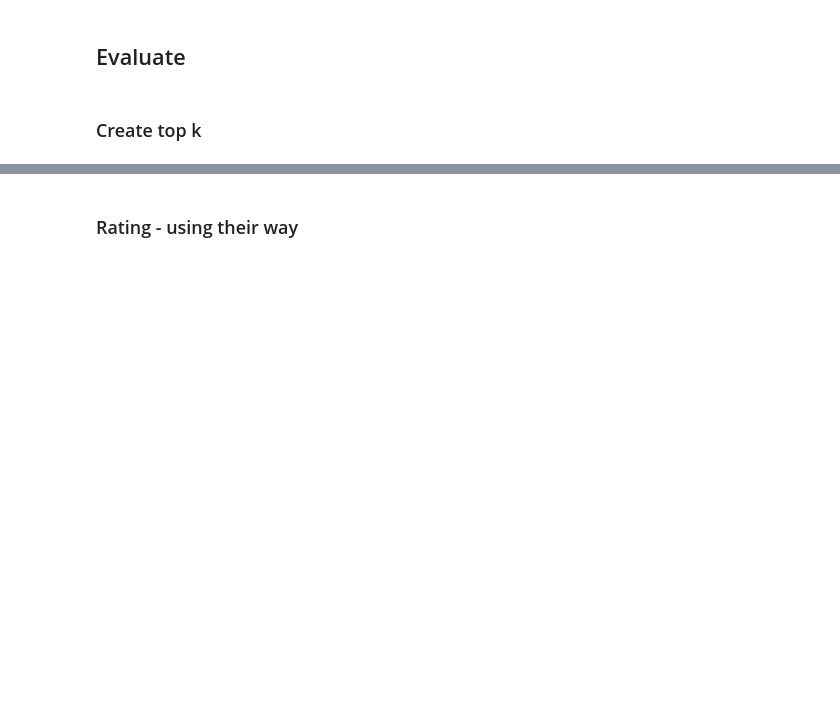
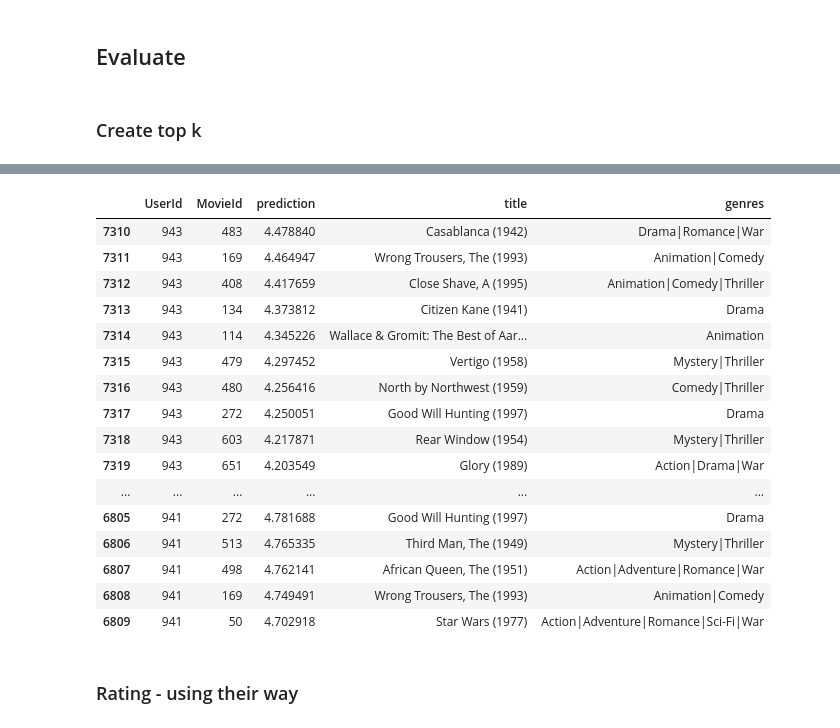
Before and after one commit to nannkat/Measuring-Diversity-in-Recommendation-Systems, a Jupyter notebook: experiments/recomm_widedeeepdiversitymetrics.ipynb, the cells around one changed output, grey strips where cells are left out. Cells and saved outputs as stored; diff of their text form; code cells hidden in the pictures; blank space fills up the shorter version.

```diff
--- a/experiments/recomm_widedeeepdiversitymetrics.ipynb
+++ b/experiments/recomm_widedeeepdiversitymetrics.ipynb
@@ -481,0 +484,3 @@ only showing top 20 rows
+# %%
+top_k_pd = fun.movielens_to_pandas(top_k_reco)
+top_k_pd.head()
@@ -481,0 +494,3 @@ only showing top 20 rows
+# %%
+data_full_new = data_full.rename(columns={"userID": "UserId", "itemID": "MovieId"})
+data_full_new.head()
@@ -481,0 +504,23 @@ only showing top 20 rows
+# %%
+top_k_with_info = (top_k_pd.join(data_full_new[['MovieId', 'title', 'genres']].drop_duplicates().set_index('MovieId'),
+                                on='MovieId',
+                                how='inner').sort_values(by=['UserId', 'prediction'], ascending=False))
+display(top_k_with_info.head(30))
+# %% [output]
+|  | UserId | MovieId | prediction | title | genres |
+| 7310 | 943 | 483 | 4.478840 | Casablanca (1942) | Drama|Romance|War |
+| 7311 | 943 | 169 | 4.464947 | Wrong Trousers, The (1993) | Animation|Comedy |
+| 7312 | 943 | 408 | 4.417659 | Close Shave, A (1995) | Animation|Comedy|Thriller |
+| 7313 | 943 | 134 | 4.373812 | Citizen Kane (1941) | Drama |
+| 7314 | 943 | 114 | 4.345226 | Wallace & Gromit: The Best of Aar... | Animation |
+| 7315 | 943 | 479 | 4.297452 | Vertigo (1958) | Mystery|Thriller |
+| 7316 | 943 | 480 | 4.256416 | North by Northwest (1959) | Comedy|Thriller |
+| 7317 | 943 | 272 | 4.250051 | Good Will Hunting (1997) | Drama |
+| 7318 | 943 | 603 | 4.217871 | Rear Window (1954) | Mystery|Thriller |
+| 7319 | 943 | 651 | 4.203549 | Glory (1989) | Action|Drama|War |
+| ... | ... | ... | ... | ... | ... |
+| 6805 | 941 | 272 | 4.781688 | Good Will Hunting (1997) | Drama |
+| 6806 | 941 | 513 | 4.765335 | Third Man, The (1949) | Mystery|Thriller |
+| 6807 | 941 | 498 | 4.762141 | African Queen, The (1951) | Action|Adventure|Romance|War |
+| 6808 | 941 | 169 | 4.749491 | Wrong Trousers, The (1993) | Animation|Comedy |
+| 6809 | 941 | 50 | 4.702918 | Star Wars (1977) | Action|Adventure|Romance|Sci-Fi|War |
```
Also changed, not shown: parts of 11 cells of this notebook, 8 other files.
